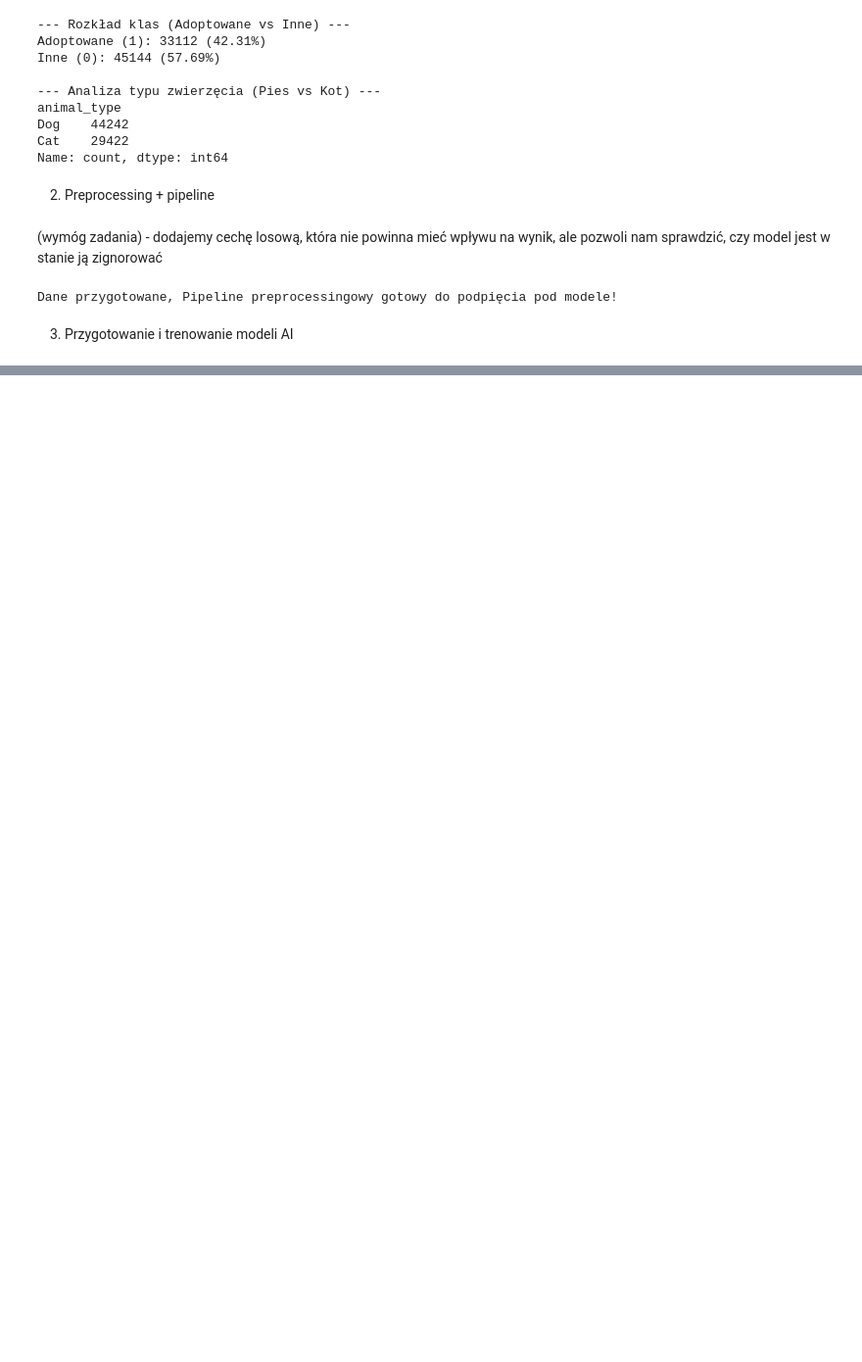
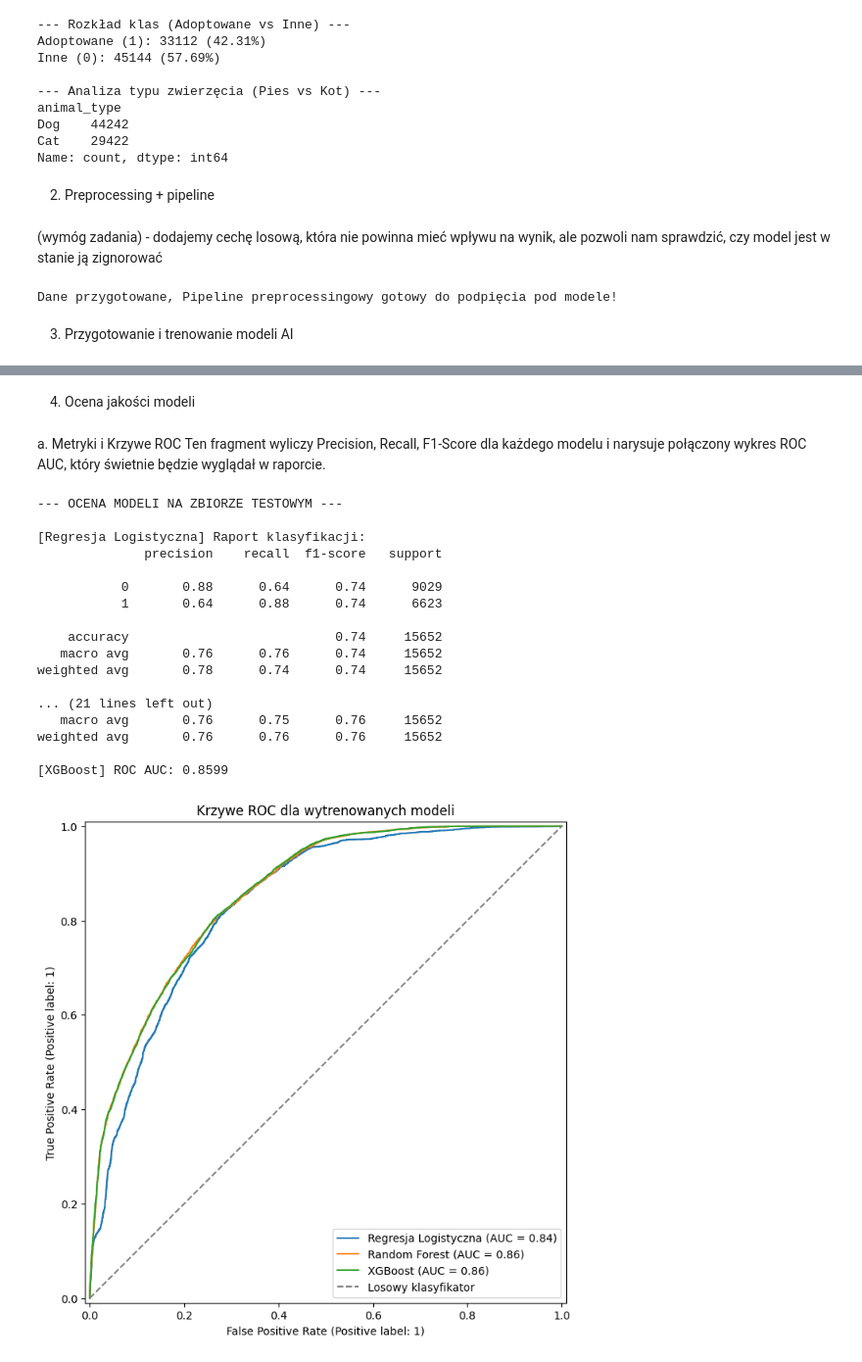
Before and after one commit to zuzagasik/expl_of_models_in_ML, a Jupyter notebook: main.ipynb, the cells around one changed output, grey strips where cells are left out. Shown at 98% size. Drawn from its saved outputs; the diff is of its cells as text; code cells hidden in the pictures; blank space fills up the shorter version.

Commit message:
przygotowanie i trenowanie modeli + ocena jakości

```diff
--- a/main.ipynb
+++ b/main.ipynb
@@ -160,0 +221,59 @@ Dane przygotowane, Pipeline preprocessingowy gotowy do podpięcia pod modele!
+# %% [markdown]
+4. Ocena jakości modeli
+# %% [markdown]
+a. Metryki i Krzywe ROC
+Ten fragment wyliczy Precision, Recall, F1-Score dla każdego modelu i narysuje połączony wykres ROC AUC, który świetnie będzie wyglądał w raporcie.
+# %%
+import matplotlib.pyplot as plt
+from sklearn.metrics import classification_report, roc_auc_score, RocCurveDisplay
+
+print("--- OCENA MODELI NA ZBIORZE TESTOWYM ---")
+
+modele = {
+    "Regresja Logistyczna": pipeline_lr,
+    "Random Forest": pipeline_rf,
+    "XGBoost": pipeline_xgb
+}
+
+fig, ax = plt.subplots(figsize=(10, 8))
+
+for nazwa, model in modele.items():
+    # 1. Predykcje
+    y_pred = model.predict(X_test)
+    y_pred_proba = model.predict_proba(X_test)[:, 1]
+
+    # 2. Raport klasyfikacji
+    print(f"\n[{nazwa}] Raport klasyfikacji:")
+    print(classification_report(y_test, y_pred))
+
+    # 3. ROC AUC Score
+    auc_score = roc_auc_score(y_test, y_pred_proba)
+    print(f"[{nazwa}] ROC AUC: {auc_score:.4f}")
+
+    # 4. Rysowanie krzywej ROC na wspólnym wykresie
+    RocCurveDisplay.from_estimator(model, X_test, y_test, name=nazwa, ax=ax)
+
+ax.plot([0, 1], [0, 1], linestyle='--', color='gray', label='Losowy klasyfikator')
+ax.set_title('Krzywe ROC dla wytrenowanych modeli')
+plt.legend()
+plt.savefig('krzywe_roc.png', bbox_inches='tight')
+plt.show()
+# %% [output]
+--- OCENA MODELI NA ZBIORZE TESTOWYM ---
+
+[Regresja Logistyczna] Raport klasyfikacji:
+              precision    recall  f1-score   support
+
+           0       0.88      0.64      0.74      9029
+           1       0.64      0.88      0.74      6623
+
+    accuracy                           0.74     15652
+   macro avg       0.76      0.76      0.74     15652
+weighted avg       0.78      0.74      0.74     15652
+
+... (21 lines left out)
+   macro avg       0.76      0.75      0.76     15652
+weighted avg       0.76      0.76      0.76     15652
+
+[XGBoost] ROC AUC: 0.8599
+[figure, added]
```
Also changed, not shown: parts of 4 cells of this notebook, 1 other file.
